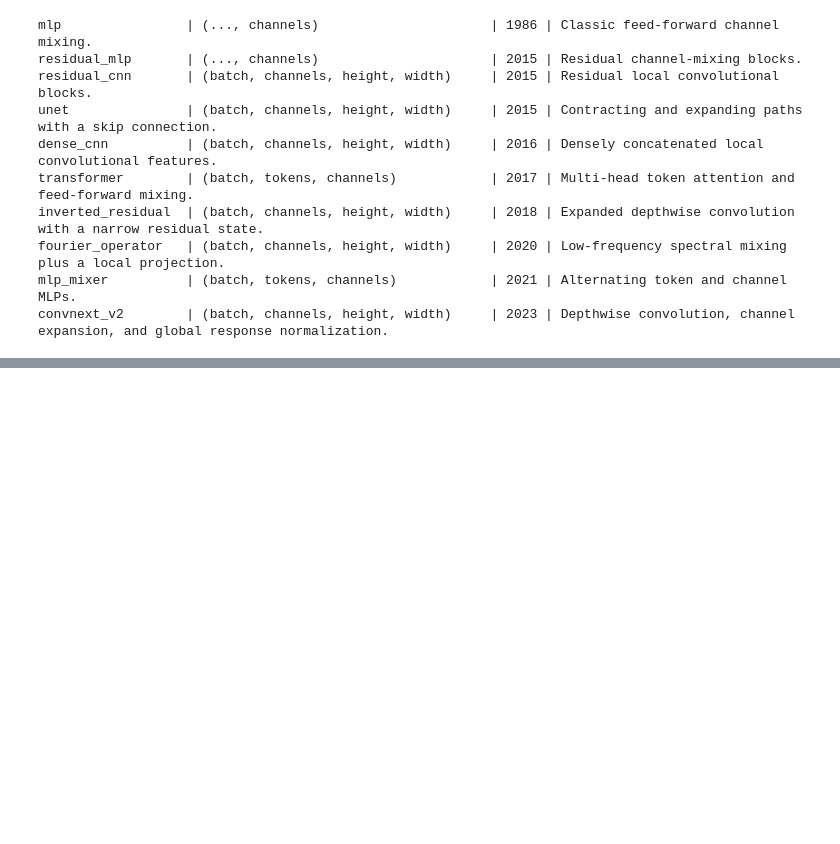
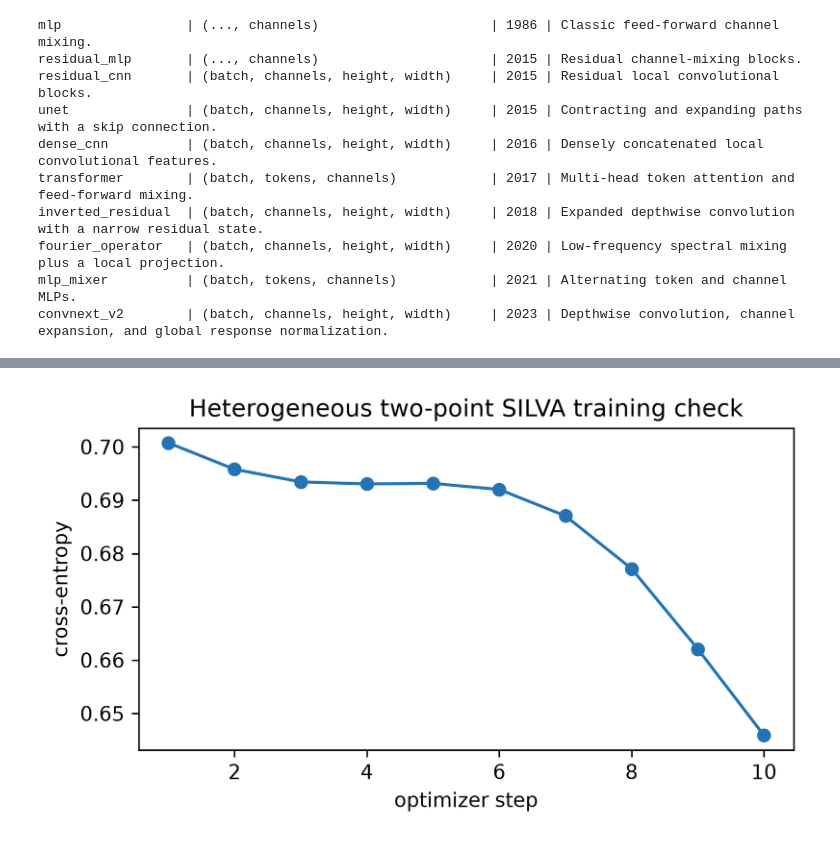
Before and after one commit to jseluis/silva-networks, a Jupyter notebook: docs/package-notebooks/14_point_architecture_catalog.ipynb, the cells around one changed output, grey strips where cells are left out. Drawn from its saved outputs; the diff is of its cells as text; code cells hidden in the pictures; blank space fills up the shorter version.

Commit message:
Expand SILVA operator and architecture tutorials

```diff
--- a/docs/package-notebooks/14_point_architecture_catalog.ipynb
+++ b/docs/package-notebooks/14_point_architecture_catalog.ipynb
@@ -366,0 +862,9 @@ Primary sources: [multilayer back-propagation](https://doi.org/10.1038/323533a0)
+# %%
+fig, ax = plt.subplots(figsize=(5.5, 3.2))
+ax.plot(range(1, len(training_losses) + 1), training_losses, marker="o", color="#2474b5")
+ax.set_xlabel("optimizer step")
+ax.set_ylabel("cross-entropy")
+ax.set_title("Heterogeneous two-point SILVA training check")
+fig.tight_layout()
+# %% [output]
+[figure, added]
```
Also changed, not shown: parts of 40 cells of this notebook, 30 other files.
